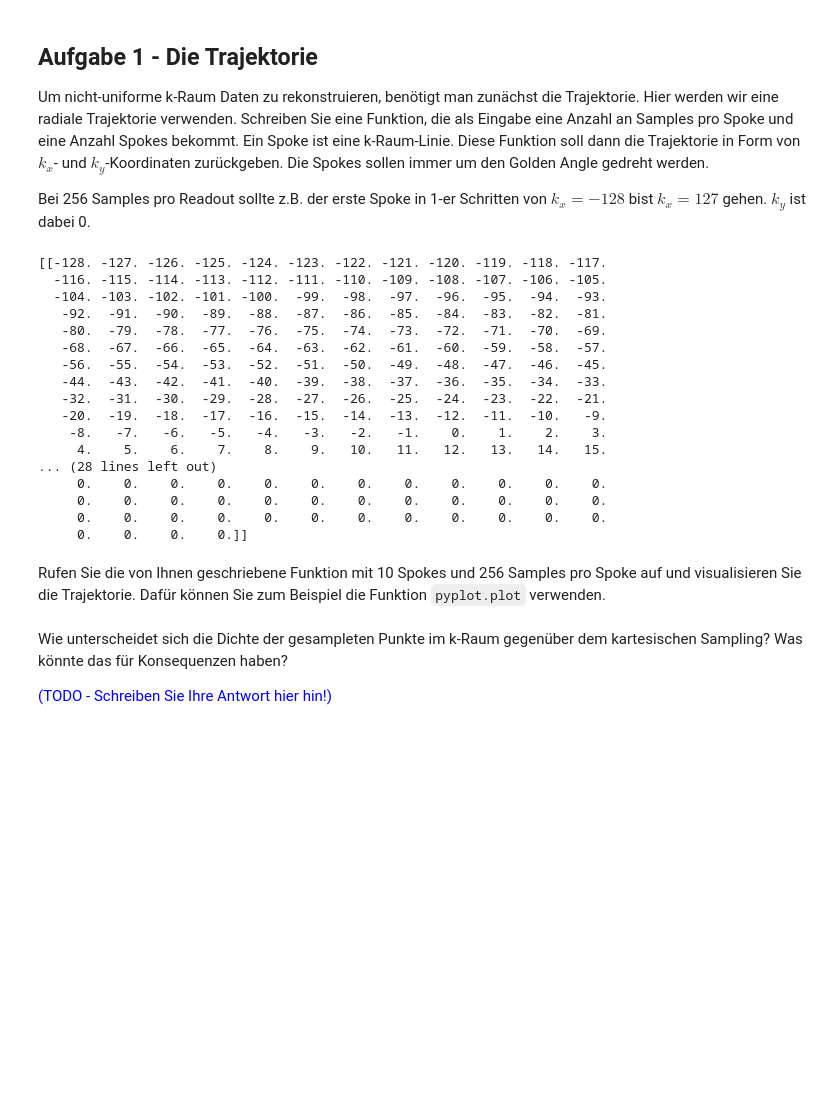
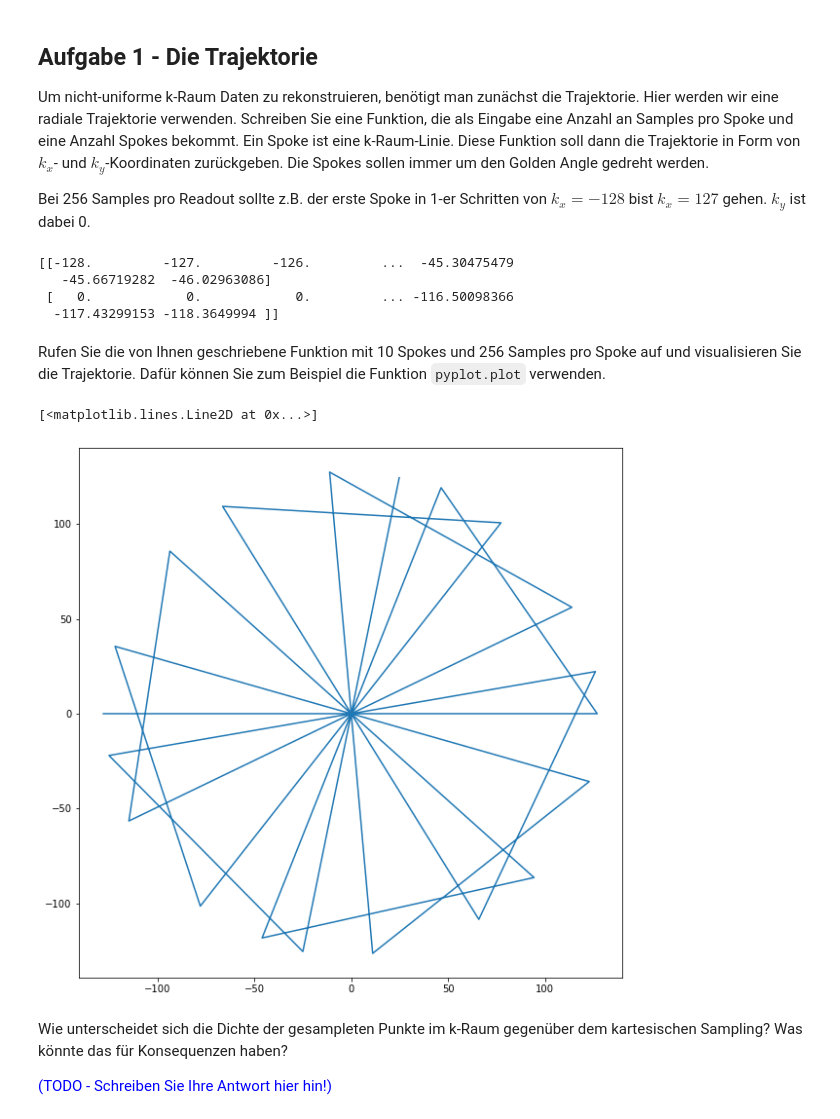
Before and after one commit to DaveMichaelson/Magnetresonanzbildgebung, a Jupyter notebook: 06.ipynb, the cells around one changed output. Cells and saved outputs as stored; diff of their text form; code cells hidden in the pictures; blank space fills up the shorter version.

```diff
--- a/06.ipynb
+++ b/06.ipynb
@@ -20,30 +21,25 @@ def compute_spokes(n_samples_per_spoke, n_spokes):
     angles = np.arange(n_spokes) * golden_angle % (2 * np.pi)
     kx_ranges = np.array([-128 * np.cos(angles), 127 * np.cos(angles)])
     ky_ranges = np.array([-128 * np.sin(angles), 127 * np.sin(angles)])
-    x_values = np.reshape(np.linspace(kx_ranges[0,:], kx_ranges[1,:], num=n_samples_per_spoke), (1, n_samples_per_spoke * n_spokes))
-    y_values = np.reshape(np.linspace(ky_ranges[0,:], ky_ranges[1,:], num=n_samples_per_spoke), (1, n_samples_per_spoke * n_spokes))
+    x_values = np.reshape(np.linspace(kx_ranges[0,:], kx_ranges[1,:], num=n_samples_per_spoke), (1, n_samples_per_spoke * n_spokes), order='F')
+    y_values = np.reshape(np.linspace(ky_ranges[0,:], ky_ranges[1,:], num=n_samples_per_spoke), (1, n_samples_per_spoke * n_spokes), order='F')
     return np.concatenate((x_values, y_values), axis=0)
+
+print(compute_spokes(256, 2))
 # %% [output]
-[[-128. -127. -126. -125. -124. -123. -122. -121. -120. -119. -118. -117.
-  -116. -115. -114. -113. -112. -111. -110. -109. -108. -107. -106. -105.
-  -104. -103. -102. -101. -100.  -99.  -98.  -97.  -96.  -95.  -94.  -93.
-   -92.  -91.  -90.  -89.  -88.  -87.  -86.  -85.  -84.  -83.  -82.  -81.
-   -80.  -79.  -78.  -77.  -76.  -75.  -74.  -73.  -72.  -71.  -70.  -69.
-   -68.  -67.  -66.  -65.  -64.  -63.  -62.  -61.  -60.  -59.  -58.  -57.
-   -56.  -55.  -54.  -53.  -52.  -51.  -50.  -49.  -48.  -47.  -46.  -45.
-   -44.  -43.  -42.  -41.  -40.  -39.  -38.  -37.  -36.  -35.  -34.  -33.
-   -32.  -31.  -30.  -29.  -28.  -27.  -26.  -25.  -24.  -23.  -22.  -21.
-   -20.  -19.  -18.  -17.  -16.  -15.  -14.  -13.  -12.  -11.  -10.   -9.
-    -8.   -7.   -6.   -5.   -4.   -3.   -2.   -1.    0.    1.    2.    3.
-     4.    5.    6.    7.    8.    9.   10.   11.   12.   13.   14.   15.
-... (28 lines left out)
-     0.    0.    0.    0.    0.    0.    0.    0.    0.    0.    0.    0.
-     0.    0.    0.    0.    0.    0.    0.    0.    0.    0.    0.    0.
-     0.    0.    0.    0.    0.    0.    0.    0.    0.    0.    0.    0.
-     0.    0.    0.    0.]]
+[[-128.         -127.         -126.         ...  -45.30475479
+   -45.66719282  -46.02963086]
+ [   0.            0.            0.         ... -116.50098366
+  -117.43299153 -118.3649994 ]]
 # %% [markdown]
 Rufen Sie die von Ihnen geschriebene Funktion mit 10 Spokes und 256 Samples pro Spoke auf und visualisieren Sie die Trajektorie.
 Dafür können Sie zum Beispiel die Funktion `pyplot.plot` verwenden.
+# %%
+traj = compute_spokes(256, 10)
+plt.plot(traj[0,:], traj[1,:])
+# %% [output]
+[<matplotlib.lines.Line2D at 0x...>]
+[figure, added]
 # %% [markdown]
 Wie unterscheidet sich die Dichte der gesampleten Punkte im k-Raum gegenüber dem kartesischen Sampling? Was könnte das für Konsequenzen haben?
 
```
Also changed, not shown: parts of 3 cells of this notebook.
